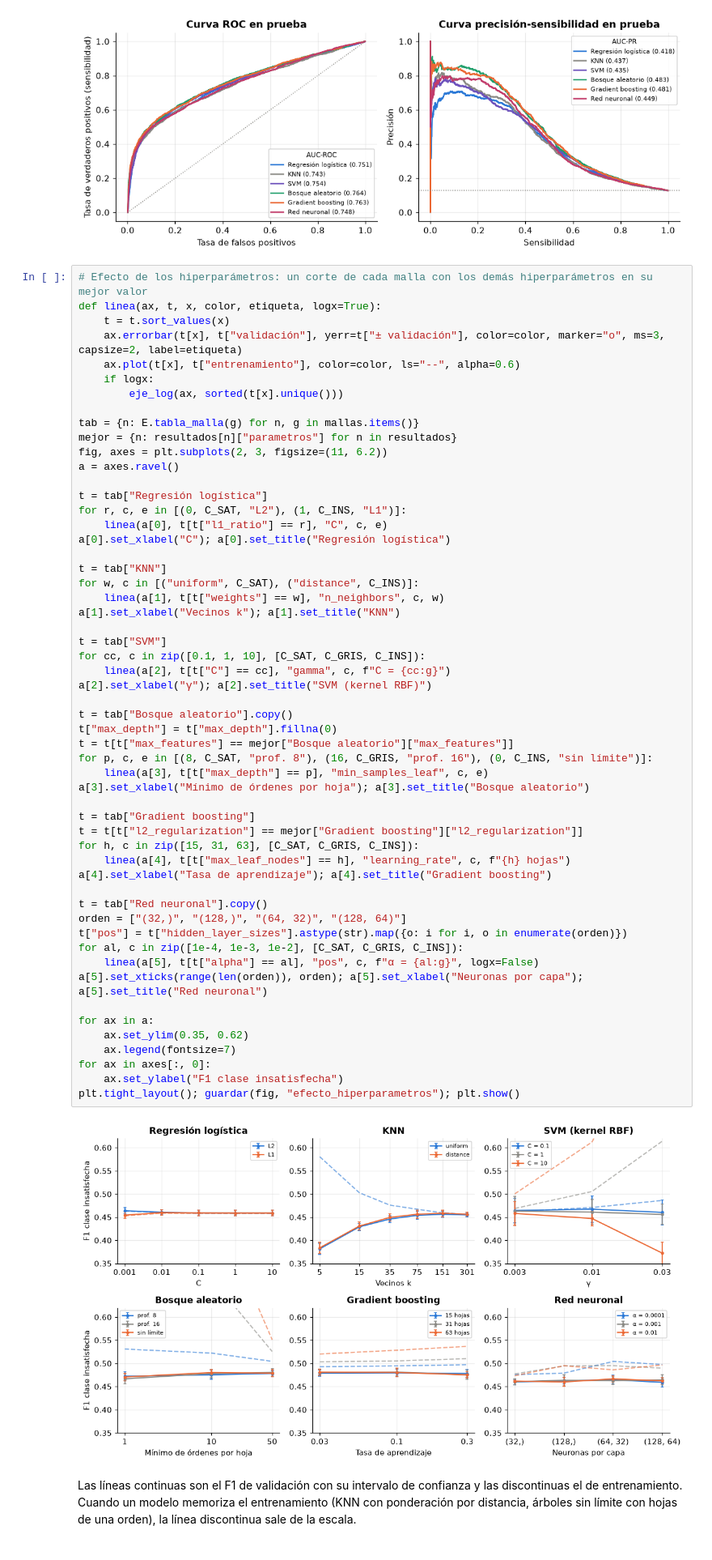
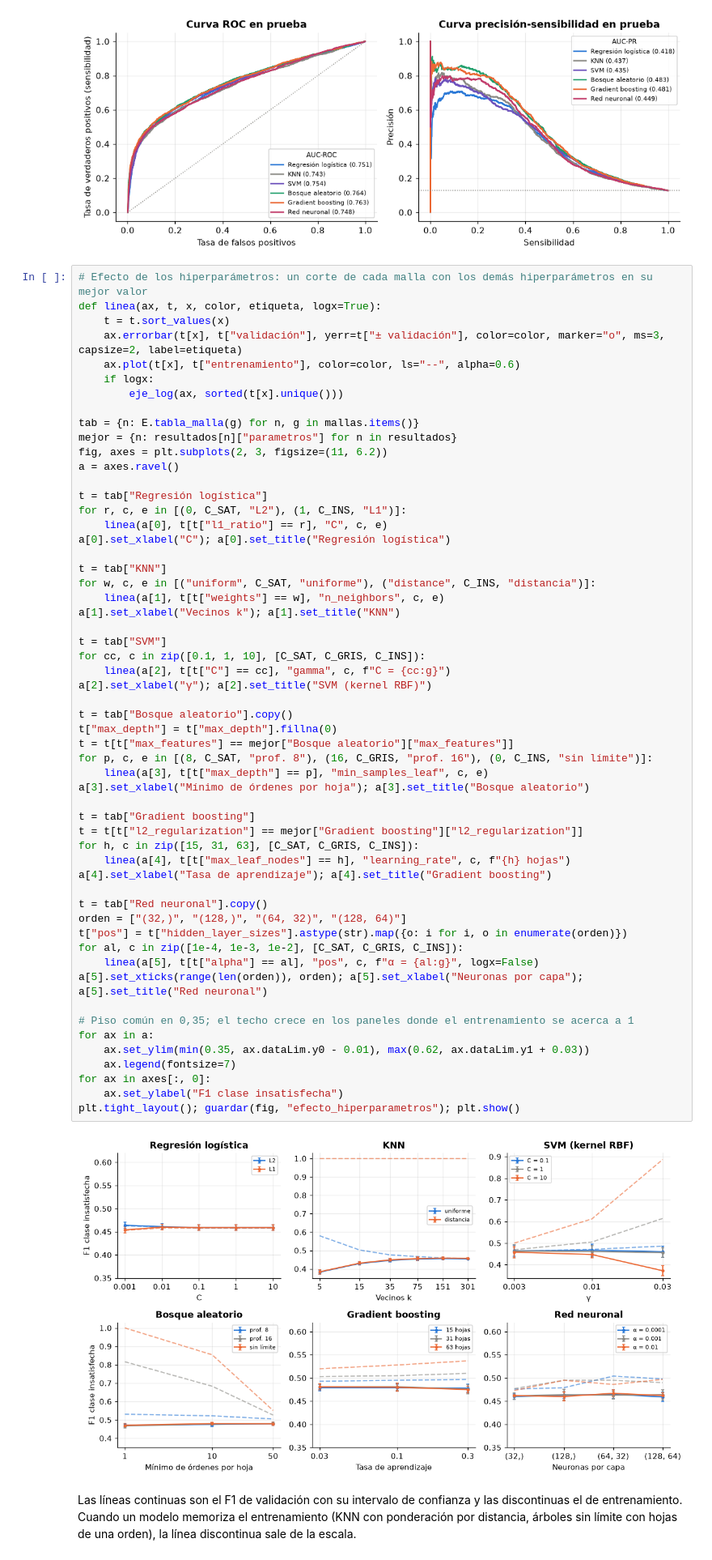
Before and after one commit to julianGuerra92/modelos-simulacion-2-olist-ml, a Jupyter notebook: 02_modelos.ipynb, the cells around one changed output. Shown at 81% size. Drawn from its saved outputs; the diff is of its cells as text.

```diff
--- a/02_modelos.ipynb
+++ b/02_modelos.ipynb
@@ -485,43 +485,44 @@ for r, c, e in [(0, C_SAT, "L2"), (1, C_INS, "L1")]:
 a[0].set_xlabel("C"); a[0].set_title("Regresión logística")
 
 t = tab["KNN"]
-for w, c in [("uniform", C_SAT), ("distance", C_INS)]:
-    linea(a[1], t[t["weights"] == w], "n_neighbors", c, w)
+for w, c, e in [("uniform", C_SAT, "uniforme"), ("distance", C_INS, "distancia")]:
+    linea(a[1], t[t["weights"] == w], "n_neighbors", c, e)
 a[1].set_xlabel("Vecinos k"); a[1].set_title("KNN")
 
 t = tab["SVM"]
 for cc, c in zip([0.1, 1, 10], [C_SAT, C_GRIS, C_INS]):
     linea(a[2], t[t["C"] == cc], "gamma", c, f"C = {cc:g}")
 a[2].set_xlabel("γ"); a[2].set_title("SVM (kernel RBF)")
 
 t = tab["Bosque aleatorio"].copy()
 t["max_depth"] = t["max_depth"].fillna(0)
 t = t[t["max_features"] == mejor["Bosque aleatorio"]["max_features"]]
 for p, c, e in [(8, C_SAT, "prof. 8"), (16, C_GRIS, "prof. 16"), (0, C_INS, "sin límite")]:
     linea(a[3], t[t["max_depth"] == p], "min_samples_leaf", c, e)
 a[3].set_xlabel("Mínimo de órdenes por hoja"); a[3].set_title("Bosque aleatorio")
 
 t = tab["Gradient boosting"]
 t = t[t["l2_regularization"] == mejor["Gradient boosting"]["l2_regularization"]]
 for h, c in zip([15, 31, 63], [C_SAT, C_GRIS, C_INS]):
     linea(a[4], t[t["max_leaf_nodes"] == h], "learning_rate", c, f"{h} hojas")
 a[4].set_xlabel("Tasa de aprendizaje"); a[4].set_title("Gradient boosting")
 
 t = tab["Red neuronal"].copy()
 orden = ["(32,)", "(128,)", "(64, 32)", "(128, 64)"]
 t["pos"] = t["hidden_layer_sizes"].astype(str).map({o: i for i, o in enumerate(orden)})
 for al, c in zip([1e-4, 1e-3, 1e-2], [C_SAT, C_GRIS, C_INS]):
     linea(a[5], t[t["alpha"] == al], "pos", c, f"α = {al:g}", logx=False)
 a[5].set_xticks(range(len(orden)), orden); a[5].set_xlabel("Neuronas por capa"); a[5].set_title("Red neuronal")
 
+# Piso común en 0,35; el techo crece en los paneles donde el entrenamiento se acerca a 1
 for ax in a:
-    ax.set_ylim(0.35, 0.62)
+    ax.set_ylim(min(0.35, ax.dataLim.y0 - 0.01), max(0.62, ax.dataLim.y1 + 0.03))
     ax.legend(fontsize=7)
 for ax in axes[:, 0]:
     ax.set_ylabel("F1 clase insatisfecha")
 plt.tight_layout(); guardar(fig, "efecto_hiperparametros"); plt.show()
 # %% [output]
-[figure, old version]
+[figure, new version]
 # %% [markdown]
 Las líneas continuas son el F1 de validación con su intervalo de confianza y las discontinuas el de entrenamiento. Cuando un modelo memoriza el entrenamiento (KNN con ponderación por distancia, árboles sin límite con hojas de una orden), la línea discontinua sale de la escala.
 # %% [markdown]
```
Also changed, not shown: 3 other files.
